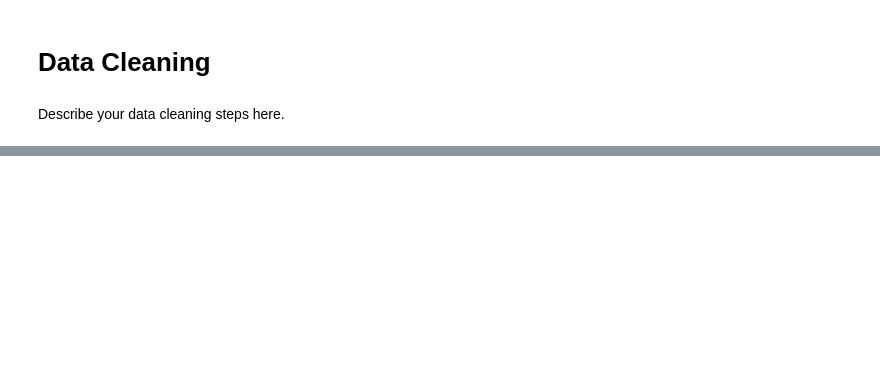
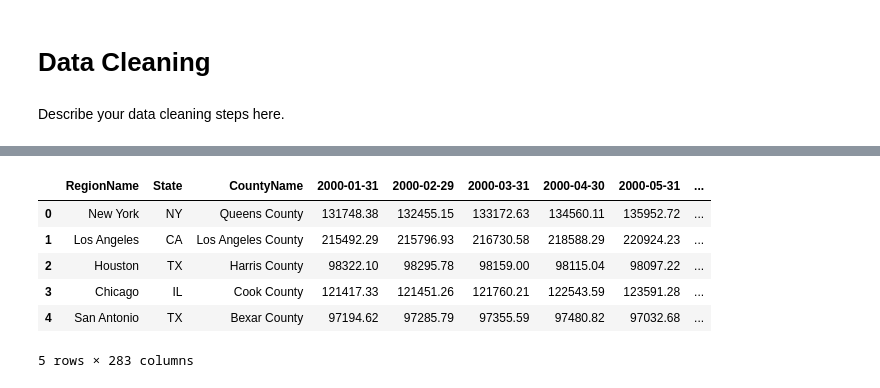
Before and after one commit to ahvuong/COGS108_Data_Science_In_Practice, a Jupyter notebook: DataCheckpointGroup_Sp23_AAA-H.ipynb, the cells around one changed output, grey strips where cells are left out. Cells and saved outputs as stored; diff of their text form; code cells hidden in the pictures; blank space fills up the shorter version.

```diff
--- a/DataCheckpointGroup_Sp23_AAA-H.ipynb
+++ b/DataCheckpointGroup_Sp23_AAA-H.ipynb
@@ -99,0 +113,11 @@ Describe your data cleaning steps here.
+# %%
+home_values_df = home_values.drop(columns = ['RegionID', 'SizeRank', 'RegionType', 'StateName', 'Metro'])
+home_values_df.head()
+# %% [output]
+|  | RegionName | State | CountyName | 2000-01-31 | 2000-02-29 | 2000-03-31 | 2000-04-30 | 2000-05-31 | ... |
+| 0 | New York | NY | Queens County | 131748.38 | 132455.15 | 133172.63 | 134560.11 | 135952.72 | ... |
+| 1 | Los Angeles | CA | Los Angeles County | 215492.29 | 215796.93 | 216730.58 | 218588.29 | 220924.23 | ... |
+| 2 | Houston | TX | Harris County | 98322.10 | 98295.78 | 98159.00 | 98115.04 | 98097.22 | ... |
+| 3 | Chicago | IL | Cook County | 121417.33 | 121451.26 | 121760.21 | 122543.59 | 123591.28 | ... |
+| 4 | San Antonio | TX | Bexar County | 97194.62 | 97285.79 | 97355.59 | 97480.82 | 97032.68 | ... |
+5 rows × 283 columns
```
Also changed, not shown: parts of 19 cells of this notebook, 2 other files.
